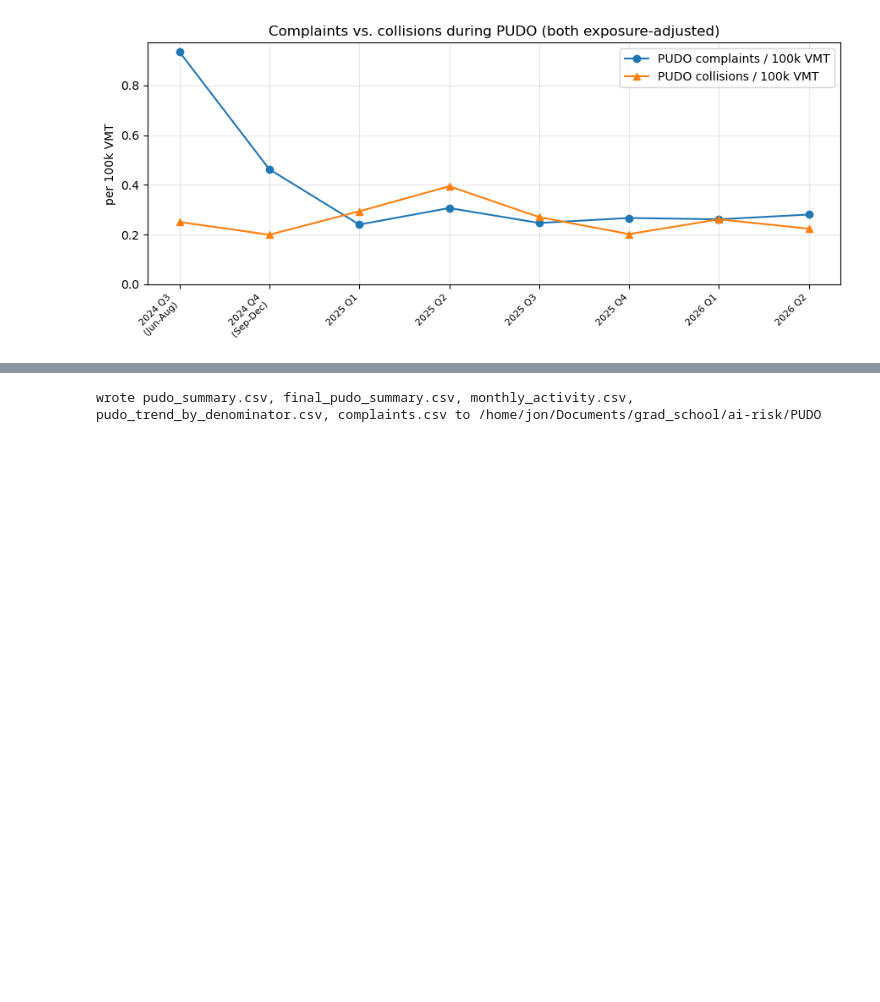
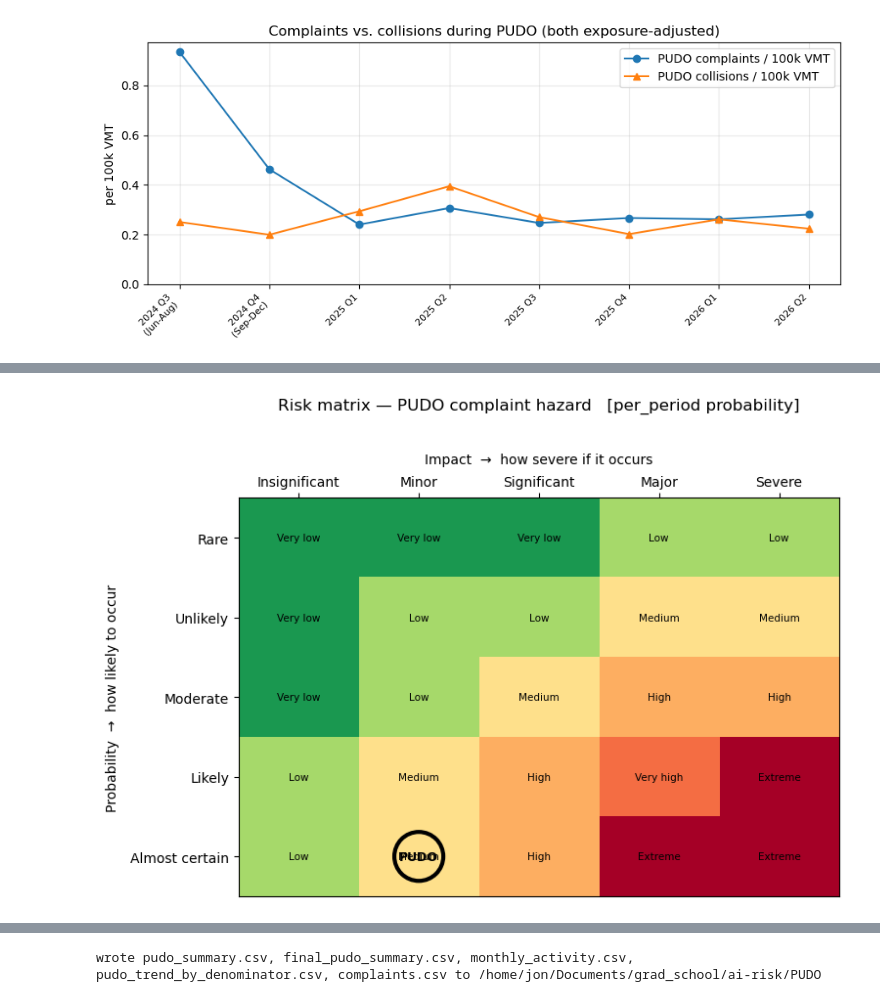
Before and after one commit to jonathanwilsonami/curbrisk-av, a Jupyter notebook: pudo-pipeline/notebooks/pudo_analysis.ipynb, the cells around one changed output, grey strips where cells are left out. Cells and saved outputs as stored; diff of their text form; code cells hidden in the pictures; blank space fills up the shorter version.

```diff
--- a/pudo-pipeline/notebooks/pudo_analysis.ipynb
+++ b/pudo-pipeline/notebooks/pudo_analysis.ipynb
@@ -482,0 +836,86 @@ within-quarter timing/location analysis.
+# %%
+# --- 5b. Risk matrix (5x5): place the PUDO hazard from the data ----------------
+PROB_BASIS = "per_period"          # "per_period" | "per_trip" | "bayesian"
+
+IMPACT_LABELS = ["Insignificant", "Minor", "Significant", "Major", "Severe"]
+PROB_LABELS   = ["Rare", "Unlikely", "Moderate", "Likely", "Almost certain"]
+LEVELS        = ["Very low", "Low", "Medium", "High", "Very high", "Extreme"]
+
+def score_to_level(score):                         # (prob 1-5) x (impact 1-5) = 1..25
+    return int(np.searchsorted([3, 6, 10, 15, 19], score))   # <=3 VL .. else Extreme
+
+grid = np.array([[score_to_level((r + 1) * (c + 1)) for c in range(5)] for r in range(5)])
+
+mean_q  = float(s["pudo_complaints"].mean())        # ~52 PUDO complaints / quarter
+p_trip  = k_all / trips_all
+next_q  = float(s["trips"].iloc[-1])                # size of a typical future quarter
+
+def probability(basis):
+    """-> (p, band_index, note) for one probability basis."""
+    if basis == "per_period":
+        p = 1 - np.exp(-mean_q)
+        idx = int(np.searchsorted([0.05, 0.25, 0.50, 0.90], p))
+        note = f"P(>=1 PUDO complaint in a quarter) = {p:.4f}"
+    elif basis == "per_trip":
+        p = p_trip
+        idx = int(np.searchsorted([1e-6, 1e-5, 1e-4, 1e-3], p))
+        note = f"per-trip probability {p:.2e}  (~1 per {1 / p:,.0f} trips)"
+    elif basis == "bayesian":
+        a, b = 0.5 + k_all, 0.5 + trips_all - k_all
+        rate = a / (a + b)
+        lo, hi = stats.beta.ppf([0.025, 0.975], a, b) * 1e5
+        p = 1 - np.exp(-rate * next_q)              # posterior-predictive P(>=1 next quarter)
+        idx = int(np.searchsorted([0.05, 0.25, 0.50, 0.90], p))
+        note = (f"posterior rate {rate * 1e5:.2f}/100k trips (95% CrI {lo:.2f}-{hi:.2f}); "
+                f"predictive P(>=1 next quarter) = {p:.4f}")
+    return p, min(idx, 4), note
+
+impact_idx = IMPACT_LABELS.index(IMPACT_BAND)
+_p, prob_idx, prob_note = probability(PROB_BASIS)
+RISK_PROB, RISK_IMPACT = PROB_LABELS[prob_idx], IMPACT_LABELS[impact_idx]
+RISK_LEVEL = LEVELS[score_to_level((prob_idx + 1) * (impact_idx + 1))]
+
+# how the placement moves with the probability basis
+comp = pd.DataFrame(
+    [[b, PROB_LABELS[probability(b)[1]], IMPACT_BAND,
+      LEVELS[score_to_level((probability(b)[1] + 1) * (impact_idx + 1))]]
+     for b in ("per_period", "per_trip", "bayesian")],
+    columns=["prob basis", "probability", "impact", "risk level"],
+)
+print(comp.to_string(index=False))
+print()
+
+from matplotlib.colors import ListedColormap
+CMAP = ListedColormap(["#1a9850", "#a6d96a", "#fee08b", "#fdae61", "#f46d43", "#a50026"])
+fig, ax = plt.subplots(figsize=(7.8, 5.4))
+ax.imshow(grid, cmap=CMAP, vmin=0, vmax=5, aspect="auto")
+for r in range(5):
+    for c in range(5):
+        ax.text(c, r, LEVELS[grid[r, c]], ha="center", va="center", fontsize=7.5)
+ax.set_xticks(range(5), IMPACT_LABELS)
+ax.set_yticks(range(5), PROB_LABELS)
+ax.xaxis.set_label_position("top"); ax.xaxis.tick_top()
+ax.set_xlabel("Impact  →  how severe if it occurs", labelpad=8)
+ax.set_ylabel("Probability  →  how likely to occur", labelpad=8)
+ax.set_title(f"Risk matrix — PUDO complaint hazard   [{PROB_BASIS} probability]", pad=32)
+ax.scatter(impact_idx, prob_idx, s=1300, facecolors="none", edgecolors="black", linewidths=3, zorder=5)
+ax.annotate("PUDO", (impact_idx, prob_idx), ha="center", va="center",
+            fontsize=9, fontweight="bold", zorder=6)
+plt.tight_layout()
+save_fig(fig, "fig-risk-matrix")
+plt.show()
+
+print(f"PROBABILITY : {RISK_PROB:<15s} ({prob_note})")
+print(f"IMPACT      : {RISK_IMPACT:<15s} (worst consequence tier clearing "
+      f"{IMPACT_MIN_RATE}/100k trips — see risk curve)")
+print(f"RISK LEVEL  : {RISK_LEVEL}   (score {(prob_idx + 1) * (impact_idx + 1)}/25)")
+
+save_table(comp, "tbl-risk-basis",
+           "PUDO risk-matrix placement under three probability bases (impact held fixed).")
+save_text(
+    f"Probability: **{RISK_PROB}** ({prob_note}). Impact: **{RISK_IMPACT}** (the worst "
+    f"consequence tier clearing {IMPACT_MIN_RATE}/100k trips in the risk curve above). "
+    f"Combined risk level: **{RISK_LEVEL}**.",
+    "risk-headline",
+)
+# %% [output]
@@ -482,0 +928 @@ within-quarter timing/location analysis.
+[figure, added]
```
Also changed, not shown: parts of 17 cells of this notebook.
